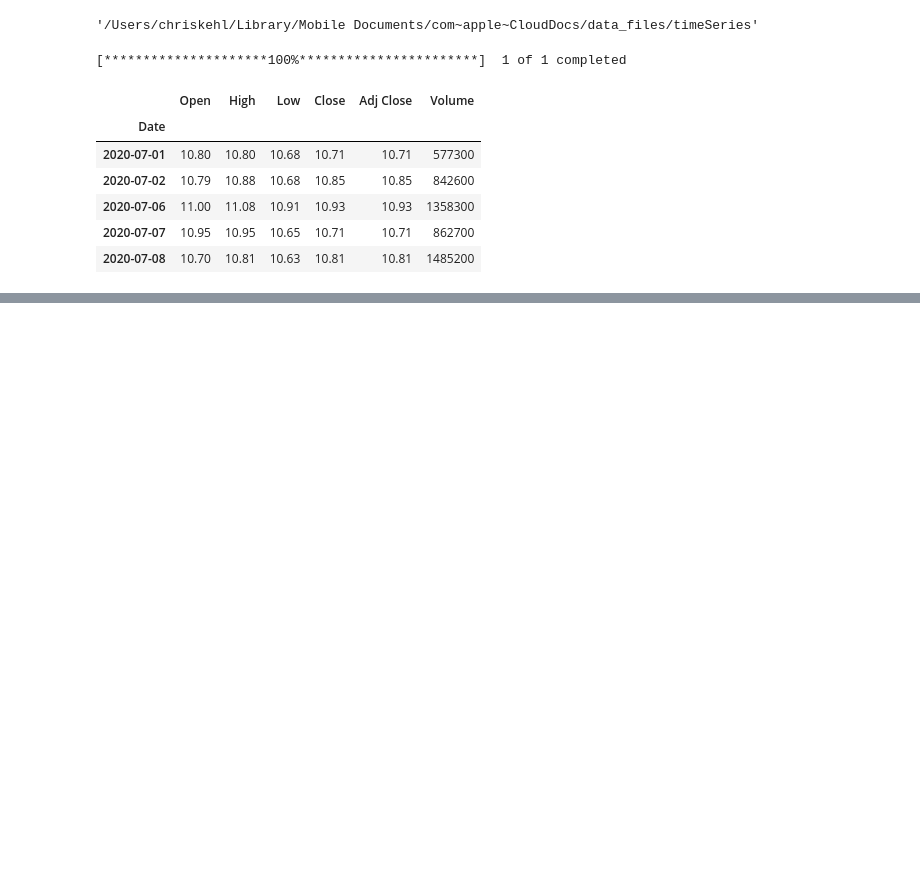
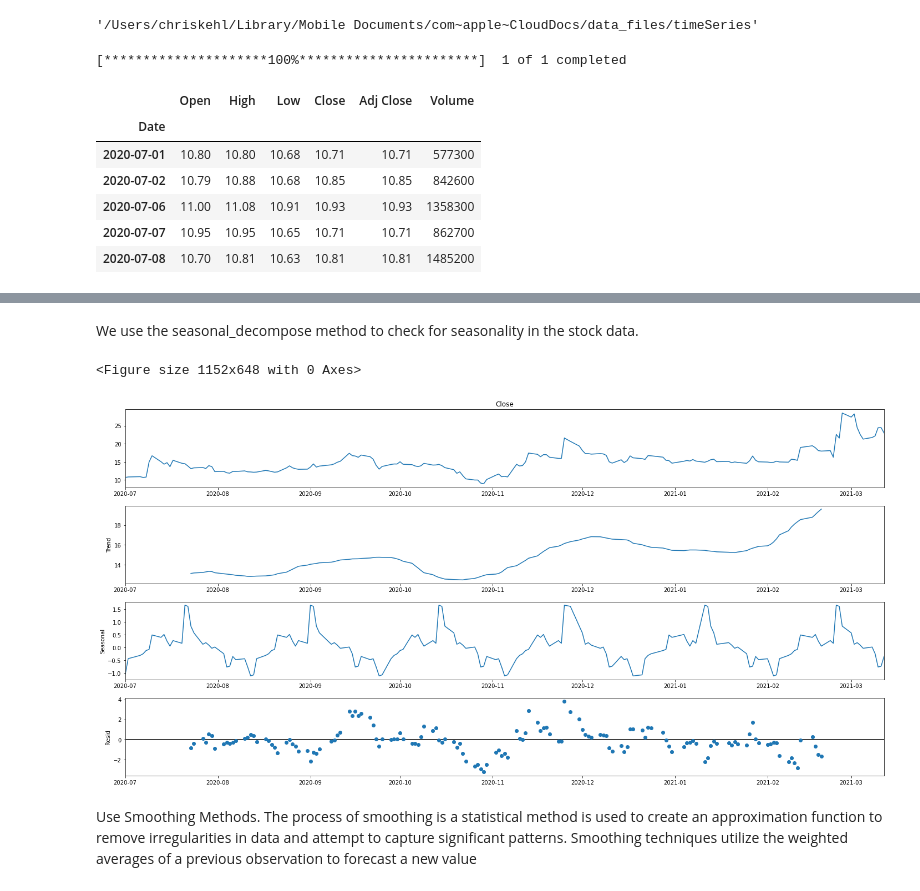
Before and after one commit to chris-kehl/dataScience, a Jupyter notebook: Project/Fisker_StockPrediction.ipynb, the cells around one changed output, grey strips where cells are left out. Saved outputs shown, nothing was run; the diff lists cells and outputs as text; code cells hidden in the pictures; blank space fills up the shorter version.

```diff
--- a/Project/Fisker_StockPrediction.ipynb
+++ b/Project/Fisker_StockPrediction.ipynb
@@ -69,0 +100,16 @@ plt.show()
+# %% [markdown]
+We use the seasonal_decompose method to check for seasonality in the stock data.
+# %%
+# test for seasonality
+# Checking decomposition of trend, seasonality and residue of the original time seires.
+decomposition = seasonal_decompose(data['Close'], model='additive', period=30)
+fig = plt.figure()
+fig = decomposition.plot()
+fig.set_size_inches(20, 10)
+plt.savefig('30dayDecomposition.png', transparent=True)
+# %% [output]
+<Figure size 1152x648 with 0 Axes>
+[figure, added]
+# %% [markdown]
+Use Smoothing Methods. The process of smoothing is a statistical method is used to create an approximation function to remove irregularities in data and attempt to capture significant patterns.
+Smoothing techniques utilize the weighted averages of a previous observation to forecast a new value
```
Also changed, not shown: parts of 36 cells of this notebook, 2 other files.
